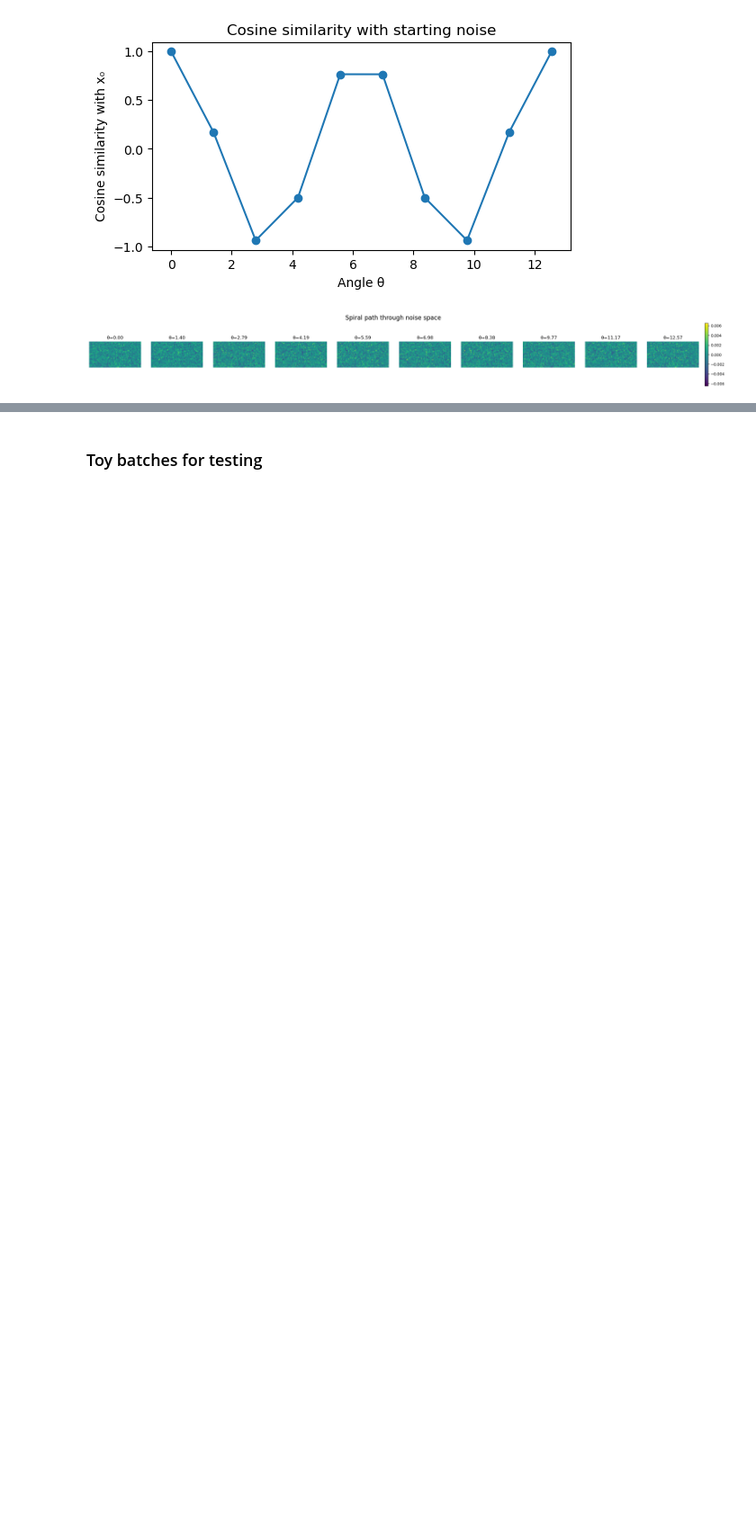
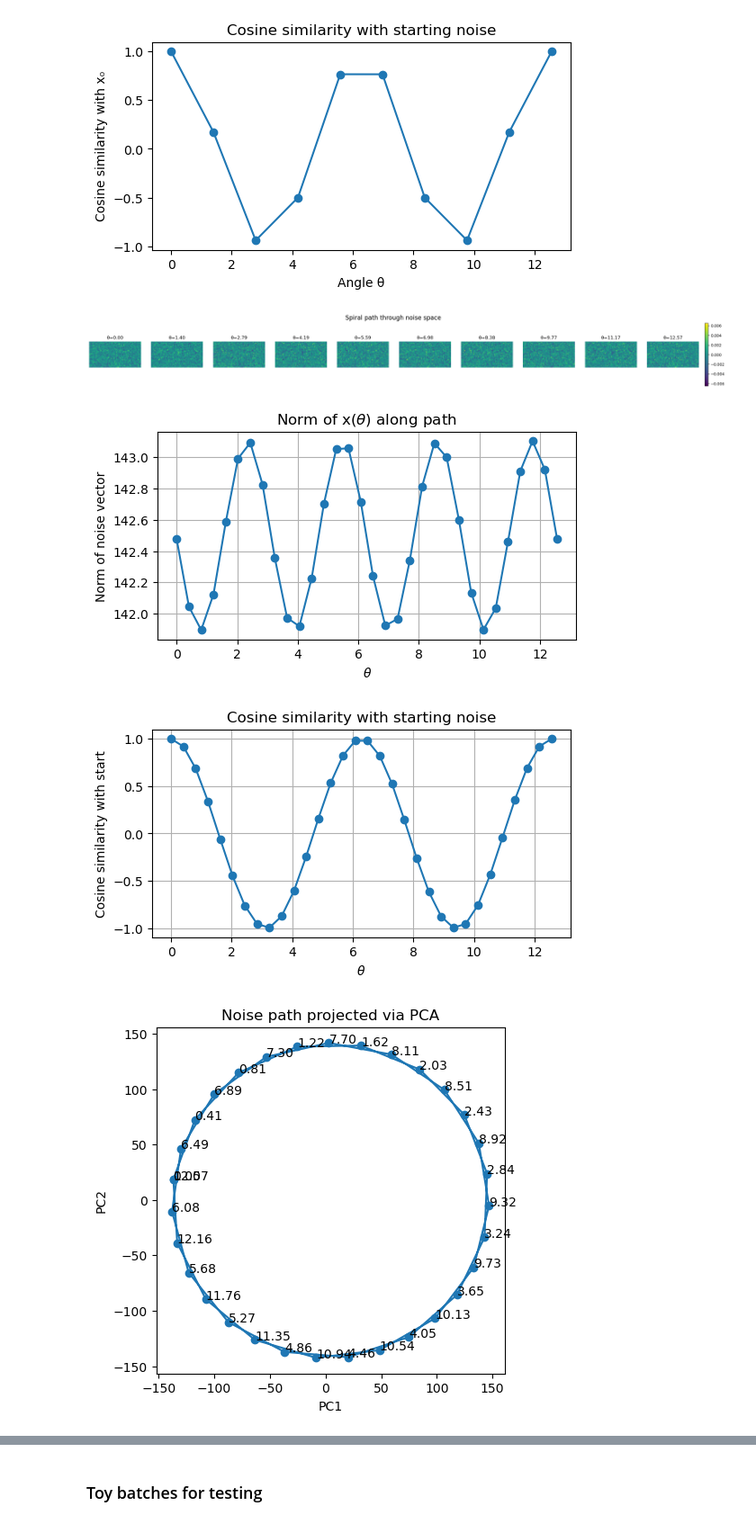
Before and after one commit to vitusbenson/neural_transport, a Jupyter notebook: neural_transport/flowmatching_dev/testScript.ipynb, the cells around one changed output, grey strips where cells are left out. Shown at 90% size. Drawn from its saved outputs; the diff is of its cells as text; code cells hidden in the pictures; blank space fills up the shorter version.

```diff
--- a/neural_transport/flowmatching_dev/testScript.ipynb
+++ b/neural_transport/flowmatching_dev/testScript.ipynb
@@ -1129,20 +1268,25 @@ def iterative_generate(
 
     return ds_all
 # %%
+n_samples = 32
+
 outpath = Path("test_preds")
 ds_all = iterative_generate(
     transport_model,
     dataset,
     outpath=outpath,
     rollout=False,
     device="cuda",
     zarr_filename=None,
     freq=None,
     zero_surfflux=False,
     remap=False,
     target_vars_3d=["co2massmix"],
     target_vars_2d=[],
     save_obs=False,   # True only possible if "gph_bottom", "gph_top" are in batch
-    n_samples=10,   # keep small for a test
+    n_samples=n_samples,   # keep small for a test
 )
 # %% [output]
+[figure, added]
+[figure, added]
+[figure, added]
```
Also changed, not shown: parts of 21 cells of this notebook, 1 other file.
